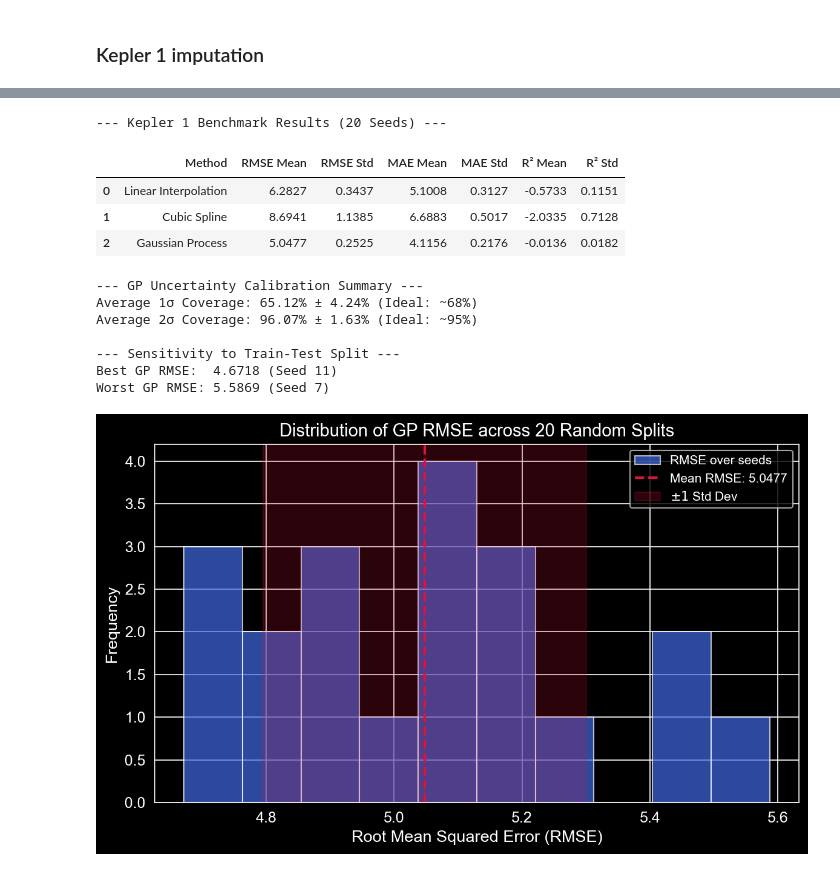
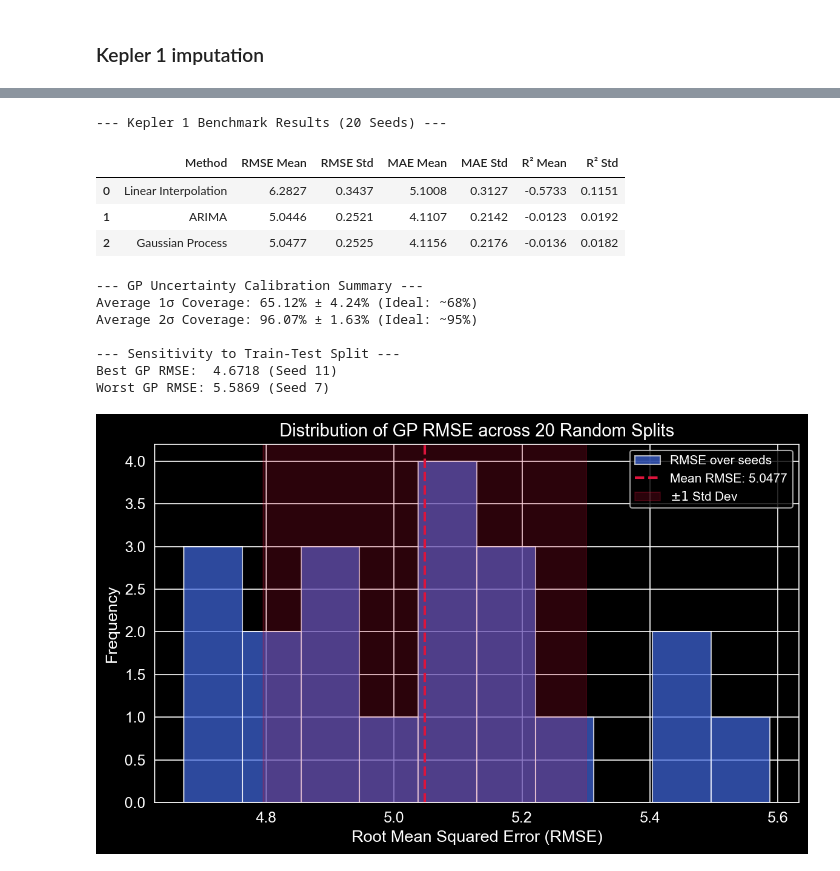
Before and after one commit to TimeB1729/noisy_light_curve_simulation, a Jupyter notebook: notebook/test1_extended.ipynb, the cells around one changed output, grey strips where cells are left out. Saved outputs shown, nothing was run; the diff lists cells and outputs as text; code cells hidden in the pictures.

```diff
--- a/notebook/test1_extended.ipynb
+++ b/notebook/test1_extended.ipynb
@@ -249,36 +332,36 @@ Monte Carlo evaluation complete.
 # %%
 # --- 1. Compute Aggregates ---
 benchmark_data = {
-    "Method": ["Linear Interpolation", "Cubic Spline", "Gaussian Process"],
-    "RMSE Mean": [np.mean(lin_rmse_list), np.mean(cub_rmse_list), np.mean(gp_rmse_list)],
-    "RMSE Std": [np.std(lin_rmse_list), np.std(cub_rmse_list), np.std(gp_rmse_list)],
-    "MAE Mean": [np.mean(lin_mae_list), np.mean(cub_mae_list), np.mean(gp_mae_list)],
-    "MAE Std": [np.std(lin_mae_list), np.std(cub_mae_list), np.std(gp_mae_list)],
-    "R² Mean": [np.mean(lin_r2_list), np.mean(cub_r2_list), np.mean(gp_r2_list)],
-    "R² Std": [np.std(lin_r2_list), np.std(cub_r2_list), np.std(gp_r2_list)]
+    "Method": ["Linear Interpolation", "ARIMA", "Gaussian Process"],
+    "RMSE Mean": [np.mean(lin_rmse_list), np.mean(arima_rmse_list), np.mean(gp_rmse_list)],
+    "RMSE Std": [np.std(lin_rmse_list), np.std(arima_rmse_list), np.std(gp_rmse_list)],
+    "MAE Mean": [np.mean(lin_mae_list), np.mean(arima_mae_list), np.mean(gp_mae_list)],
+    "MAE Std": [np.std(lin_mae_list), np.std(arima_mae_list), np.std(gp_mae_list)],
+    "R² Mean": [np.mean(lin_r2_list), np.mean(arima_r2_list), np.mean(gp_r2_list)],
+    "R² Std": [np.std(lin_r2_list), np.std(arima_r2_list), np.std(gp_r2_list)]
 }
 
 benchmark_df = pd.DataFrame(benchmark_data)
 
 print("--- Kepler 1 Benchmark Results (20 Seeds) ---")
 display.display(benchmark_df.round(4))
 
 # --- 2. Uncertainty Calibration Summary ---
 print("\n--- GP Uncertainty Calibration Summary ---")
 print(f"Average 1σ Coverage: {np.mean(gp_1sigma_list)*100:.2f}% ± {np.std(gp_1sigma_list)*100:.2f}% (Ideal: ~68%)")
 print(f"Average 2σ Coverage: {np.mean(gp_2sigma_list)*100:.2f}% ± {np.std(gp_2sigma_list)*100:.2f}% (Ideal: ~95%)")
 
 # --- 3. Best/Worst Case Analysis ---
 best_seed_idx = np.argmin(gp_rmse_list)
 worst_seed_idx = np.argmax(gp_rmse_list)
 print("\n--- Sensitivity to Train-Test Split ---")
 print(f"Best GP RMSE:  {gp_rmse_list[best_seed_idx]:.4f} (Seed {seeds[best_seed_idx]})")
 print(f"Worst GP RMSE: {gp_rmse_list[worst_seed_idx]:.4f} (Seed {seeds[worst_seed_idx]})")
 # %% [output]
 --- Kepler 1 Benchmark Results (20 Seeds) ---
 |  | Method | RMSE Mean | RMSE Std | MAE Mean | MAE Std | R² Mean | R² Std |
 | 0 | Linear Interpolation | 6.2827 | 0.3437 | 5.1008 | 0.3127 | -0.5733 | 0.1151 |
-| 1 | Cubic Spline | 8.6941 | 1.1385 | 6.6883 | 0.5017 | -2.0335 | 0.7128 |
+| 1 | ARIMA | 5.0446 | 0.2521 | 4.1107 | 0.2142 | -0.0123 | 0.0192 |
 | 2 | Gaussian Process | 5.0477 | 0.2525 | 4.1156 | 0.2176 | -0.0136 | 0.0182 |
 --- GP Uncertainty Calibration Summary ---
 Average 1σ Coverage: 65.12% ± 4.24% (Ideal: ~68%)
```
Also changed, not shown: parts of 6 cells of this notebook, 1 other file.
